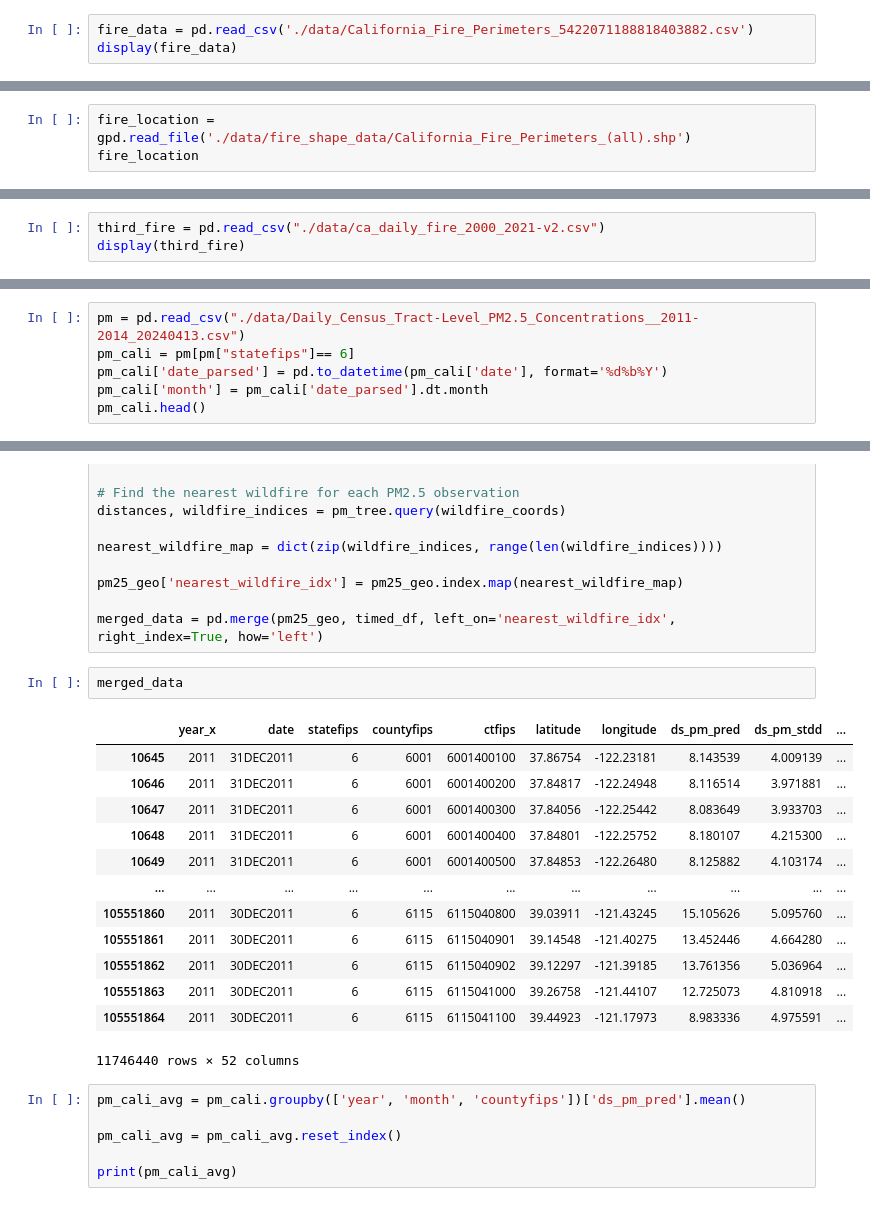
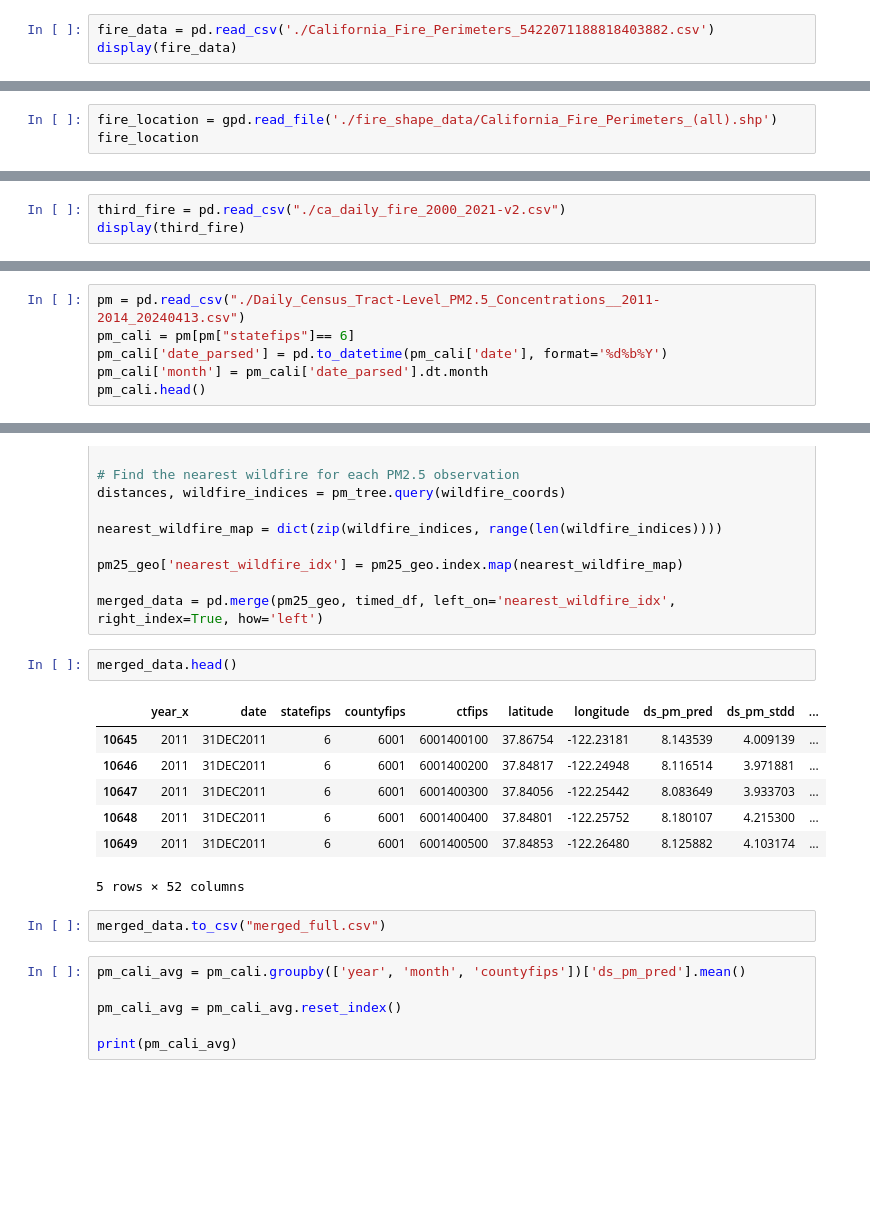
Before and after one commit to oTaira/emberalert, a Jupyter notebook: fireforce_V2.ipynb, the cells around one changed output, grey strips where cells are left out. Saved outputs shown, nothing was run; the diff lists cells and outputs as text; blank space fills up the shorter version.

```diff
--- a/fireforce_V2.ipynb
+++ b/fireforce_V2.ipynb
@@ -6,7 +30,7 @@ import numpy as np
 # %% [markdown]
 First dataset for wildfires found here: https://catalog.data.gov/dataset/california-fire-perimeters-all-b3436
 # %%
-fire_data = pd.read_csv('./data/California_Fire_Perimeters_5422071188818403882.csv')
+fire_data = pd.read_csv('./California_Fire_Perimeters_5422071188818403882.csv')
 display(fire_data)
 # %% [output]
 |  | OBJECTID | YEAR_ | STATE | AGENCY | UNIT_ID | FIRE_NAME | INC_NUM | ALARM_DATE | CONT_DATE | CAUSE | ... |
@@ -23,7 +47,7 @@ display(fire_data)
 | 21925 | 43911 | 2022.0 | CA | CDF | TGU | TULARE | 00008878 | 7/25/2022 12:00:00 AM | 7/25/2022 12:00:00 AM | 10.0 | ... |
 21926 rows × 21 columns
 # %%
-fire_location = gpd.read_file('./data/fire_shape_data/California_Fire_Perimeters_(all).shp')
+fire_location = gpd.read_file('./fire_shape_data/California_Fire_Perimeters_(all).shp')
 fire_location
 # %% [output]
 |  | YEAR_ | STATE | AGENCY | UNIT_ID | FIRE_NAME | INC_NUM | ALARM_DATE | CONT_DATE | CAUSE | C_METHOD | ... |
@@ -127,7 +151,7 @@ Might not be worth using because only 2 years match with the pm2.5 dataset.
 # %% [markdown]
 The third dataset can be found here: https://www.kaggle.com/datasets/avkashchauhan/california-wildfire-dataset-from-2000-2021/data
 # %%
-third_fire = pd.read_csv("./data/ca_daily_fire_2000_2021-v2.csv")
+third_fire = pd.read_csv("./ca_daily_fire_2000_2021-v2.csv")
 display(third_fire)
 # %% [output]
 |  | latitude | longitude | acq_date | satellite | instrument | frp | type | bright_t31 | confidence | ... |
@@ -326,5 +347,5 @@ gc.collect()
 # %%
-pm = pd.read_csv("./data/Daily_Census_Tract-Level_PM2.5_Concentrations__2011-2014_20240413.csv")
+pm = pd.read_csv("./Daily_Census_Tract-Level_PM2.5_Concentrations__2011-2014_20240413.csv")
 pm_cali = pm[pm["statefips"]== 6]
 pm_cali['date_parsed'] = pd.to_datetime(pm_cali['date'], format='%d%b%Y')
 pm_cali['month'] = pm_cali['date_parsed'].dt.month
@@ -444,21 +480,17 @@ pm25_geo['nearest_wildfire_idx'] = pm25_geo.index.map(nearest_wildfire_map)
 
 merged_data = pd.merge(pm25_geo, timed_df, left_on='nearest_wildfire_idx', right_index=True, how='left')
 # %%
-merged_data
+merged_data.head()
 # %% [output]
 |  | year_x | date | statefips | countyfips | ctfips | latitude | longitude | ds_pm_pred | ds_pm_stdd | ... |
 | 10645 | 2011 | 31DEC2011 | 6 | 6001 | 6001400100 | 37.86754 | -122.23181 | 8.143539 | 4.009139 | ... |
 | 10646 | 2011 | 31DEC2011 | 6 | 6001 | 6001400200 | 37.84817 | -122.24948 | 8.116514 | 3.971881 | ... |
 | 10647 | 2011 | 31DEC2011 | 6 | 6001 | 6001400300 | 37.84056 | -122.25442 | 8.083649 | 3.933703 | ... |
 | 10648 | 2011 | 31DEC2011 | 6 | 6001 | 6001400400 | 37.84801 | -122.25752 | 8.180107 | 4.215300 | ... |
 | 10649 | 2011 | 31DEC2011 | 6 | 6001 | 6001400500 | 37.84853 | -122.26480 | 8.125882 | 4.103174 | ... |
-| ... | ... | ... | ... | ... | ... | ... | ... | ... | ... | ... |
-| 105551860 | 2011 | 30DEC2011 | 6 | 6115 | 6115040800 | 39.03911 | -121.43245 | 15.105626 | 5.095760 | ... |
-| 105551861 | 2011 | 30DEC2011 | 6 | 6115 | 6115040901 | 39.14548 | -121.40275 | 13.452446 | 4.664280 | ... |
-| 105551862 | 2011 | 30DEC2011 | 6 | 6115 | 6115040902 | 39.12297 | -121.39185 | 13.761356 | 5.036964 | ... |
-| 105551863 | 2011 | 30DEC2011 | 6 | 6115 | 6115041000 | 39.26758 | -121.44107 | 12.725073 | 4.810918 | ... |
-| 105551864 | 2011 | 30DEC2011 | 6 | 6115 | 6115041100 | 39.44923 | -121.17973 | 8.983336 | 4.975591 | ... |
-11746440 rows × 52 columns
+5 rows × 52 columns
+# %%
+merged_data.to_csv("merged_full.csv")
 # %%
 pm_cali_avg = pm_cali.groupby(['year', 'month', 'countyfips'])['ds_pm_pred'].mean()
 
```
Also changed, not shown: parts of 19 cells of this notebook.
